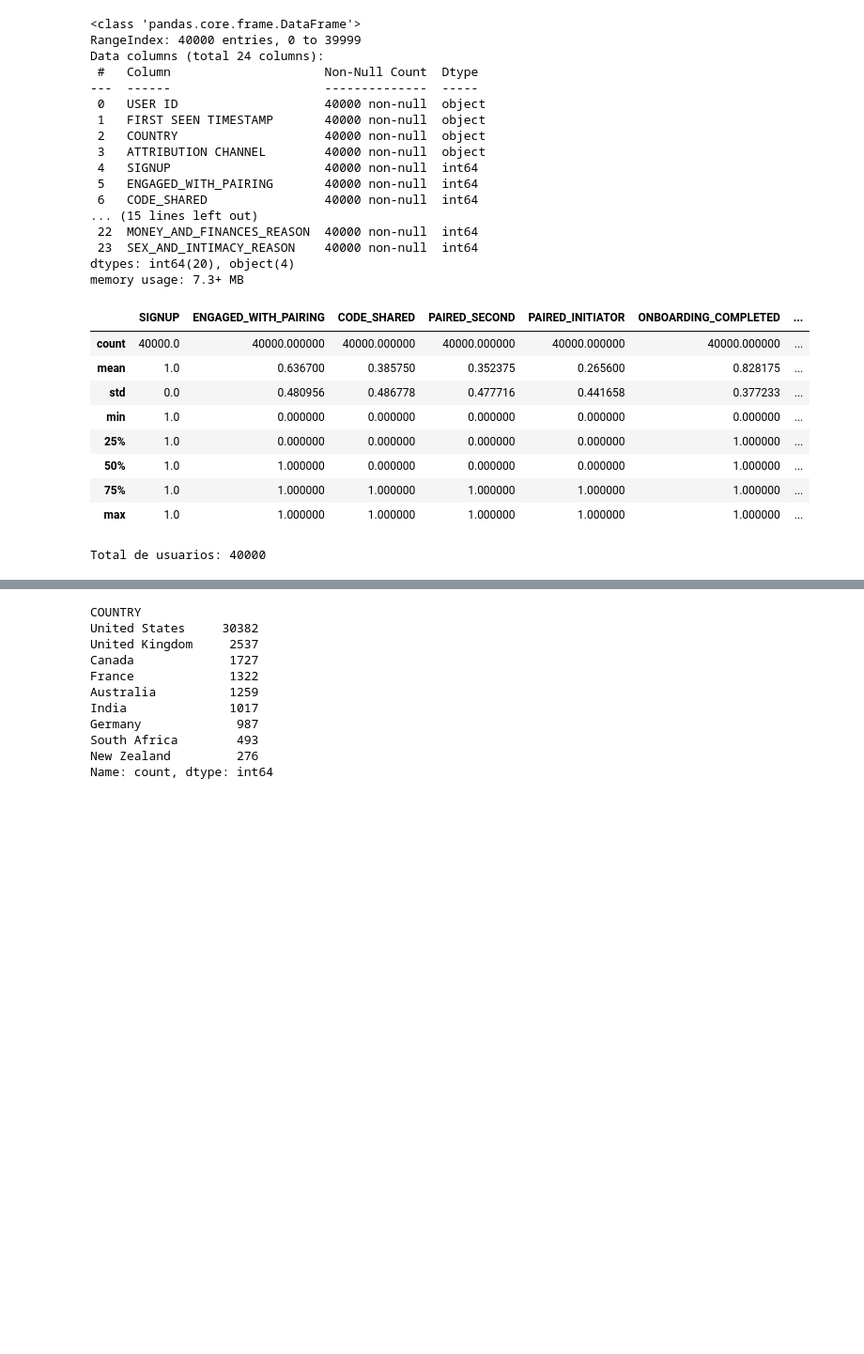
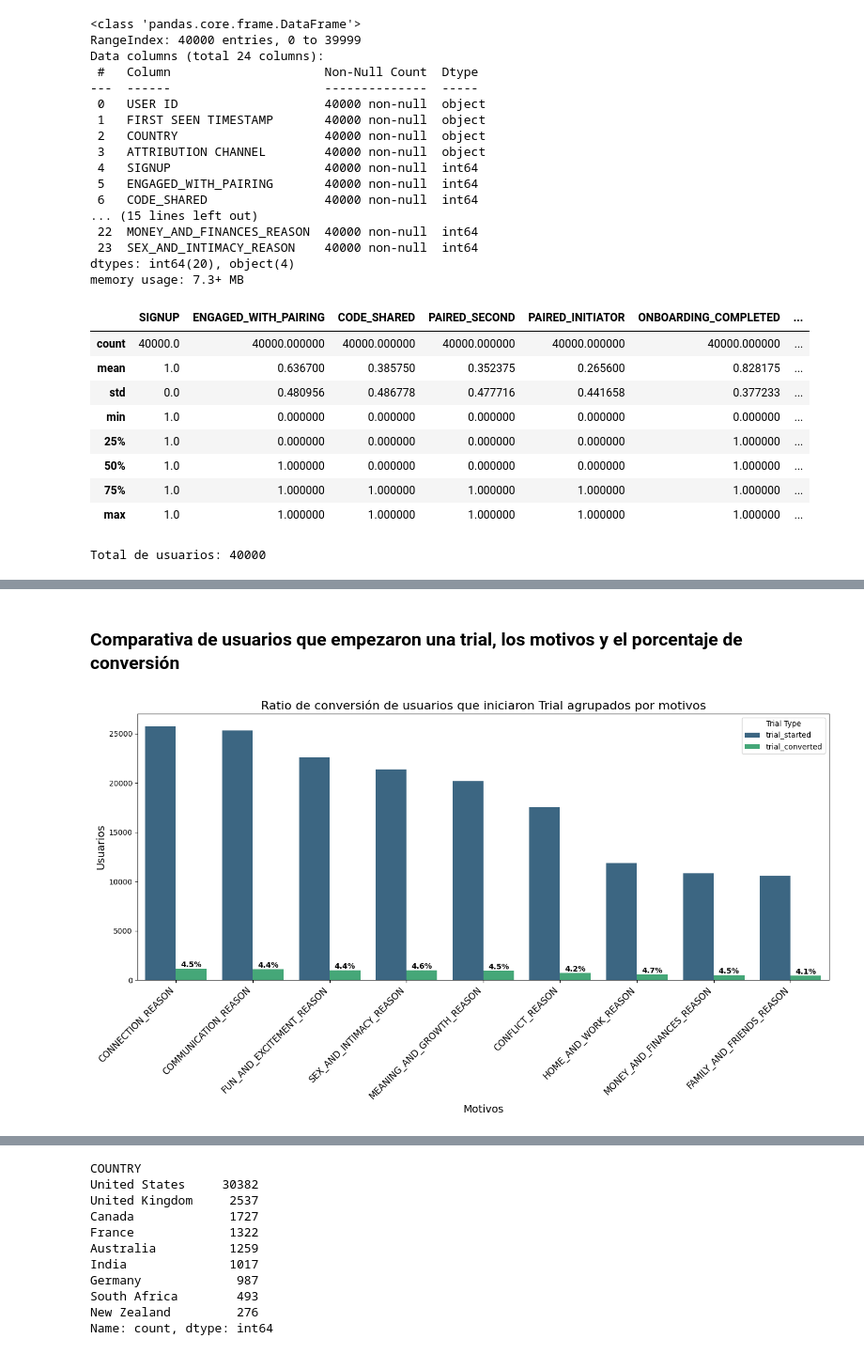
Before and after one commit to NaiSaratxaga/EDA_user-conversion-analysis, a Jupyter notebook: Notebooks/EDA_user_conversion_analysis.ipynb, the cells around one changed output, grey strips where cells are left out. Shown at 94% size. Drawn from its saved outputs; the diff is of its cells as text; code cells hidden in the pictures; blank space fills up the shorter version.

```diff
--- a/Notebooks/EDA_user_conversion_analysis.ipynb
+++ b/Notebooks/EDA_user_conversion_analysis.ipynb
@@ -740,0 +260,74 @@ plt.show()
+# %% [markdown]
+### Comparativa de usuarios que empezaron una trial, los motivos y el porcentaje de conversión
+# %%
+# Calcular la cantidad total de usuarios por razón
+trial_counts = df_melted.groupby("razon")["conversion"].agg(
+    trial_converted="sum",
+    trial_started="count"
+).reset_index()
+
+# Calcular la tasa de conversión
+trial_counts["conversion_rate"] = trial_counts["trial_converted"] / trial_counts["trial_started"]
+
+# Ordenar razones por cantidad de usuarios que iniciaron prueba
+trial_counts = trial_counts.sort_values(by="trial_started", ascending=False)
+
+# Reorganizar para gráfico
+trial_data_melted = trial_counts.melt(
+    id_vars="razon",
+    value_vars=["trial_started", "trial_converted"],
+    var_name="Trial Type",
+    value_name="Count"
+)
+
+# Forzar el orden del eje X con categoría ordenada
+trial_data_melted["razon"] = pd.Categorical(
+    trial_data_melted["razon"],
+    categories=trial_counts["razon"],
+    ordered=True
+)
+
+# Crear gráfico
+plt.figure(figsize=(14, 8))
+ax = sns.barplot(
+    x="razon",
+    y="Count",
+    hue="Trial Type",
+    data=trial_data_melted,
+    palette="viridis"
+)
+
+# Etiquetas con tasa de conversión encima de trial_converted
+for i, row in trial_counts.iterrows():
+    razon = row["razon"]
+    converted = row["trial_converted"]
+    rate = row["conversion_rate"]
+
+    # Posición x del grupo
+    x_pos = list(trial_counts["razon"]).index(razon)
+
+    # Buscar barra 'trial_converted'
+    for bar in ax.patches:
+        # Identificar por altura (trial_converted) y x-position aproximada
+        if round(bar.get_height()) == round(converted):
+            ax.text(
+                bar.get_x() + bar.get_width() / 2,
+                bar.get_height() + 1,
+                f"{rate:.1%}",
+                ha='center',
+                va='bottom',
+                fontsize=10,
+                fontweight='bold',
+                color='black'
+            )
+            break
+
+# Personalización
+plt.xticks(rotation=45, ha="right", fontsize=12)
+plt.ylabel("Usuarios", fontsize=14)
+plt.xlabel("Motivos", fontsize=14)
+plt.title("Ratio de conversión de usuarios que iniciaron Trial agrupados por motivos", fontsize=16)
+plt.tight_layout()
+plt.show()
+# %% [output]
+[figure, added]
```
Also changed, not shown: parts of 93 cells of this notebook, 1 other file.
